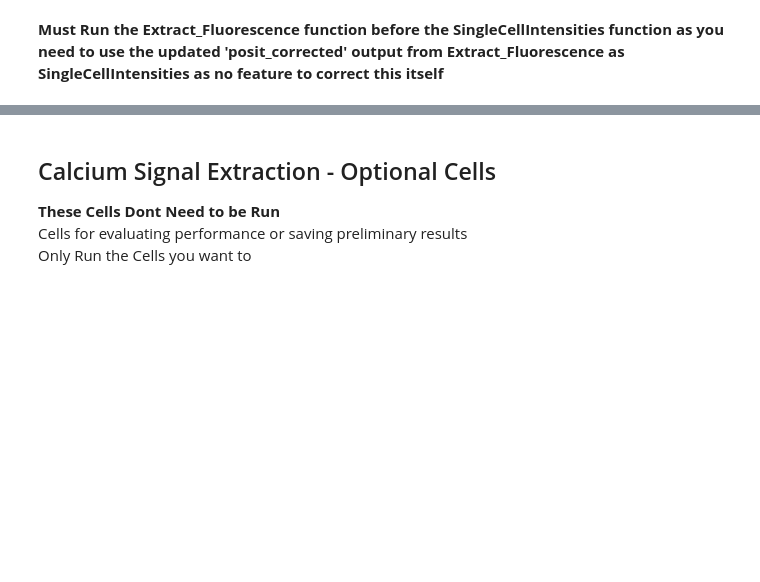
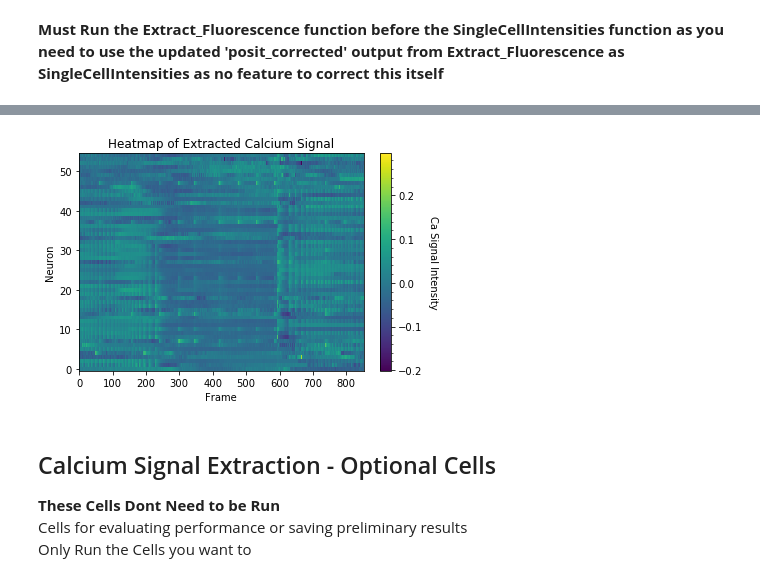
Before and after one commit to N0AHt/Hydra-Neural-Activity-Analysis, a Jupyter notebook: Neural Activity Analysis/SCHyA_user_script.ipynb, the cells around one changed output, grey strips where cells are left out. Cells and saved outputs as stored; diff of their text form; code cells hidden in the pictures; blank space fills up the shorter version.

```diff
--- a/Neural Activity Analysis/SCHyA_user_script.ipynb
+++ b/Neural Activity Analysis/SCHyA_user_script.ipynb
@@ -117,7 +127,9 @@ plt.show()
 # %%
 #Plot Heatmap of Calcium Signal
 #can normalise here for better signal...
-plot_heatmap(CaSignal, 'Heatmap of Extracted Calcium Signal', 'Ca Signal Intensity')
+hy.plot_heatmap(CaSignal, 'Heatmap of Extracted Calcium Signal', 'Ca Signal Intensity')
+# %% [output]
+[figure, added]
 # %% [markdown]
 Calcium Signal Extraction - Optional Cells
 --------------------------
```
Also changed, not shown: parts of 43 cells of this notebook.
